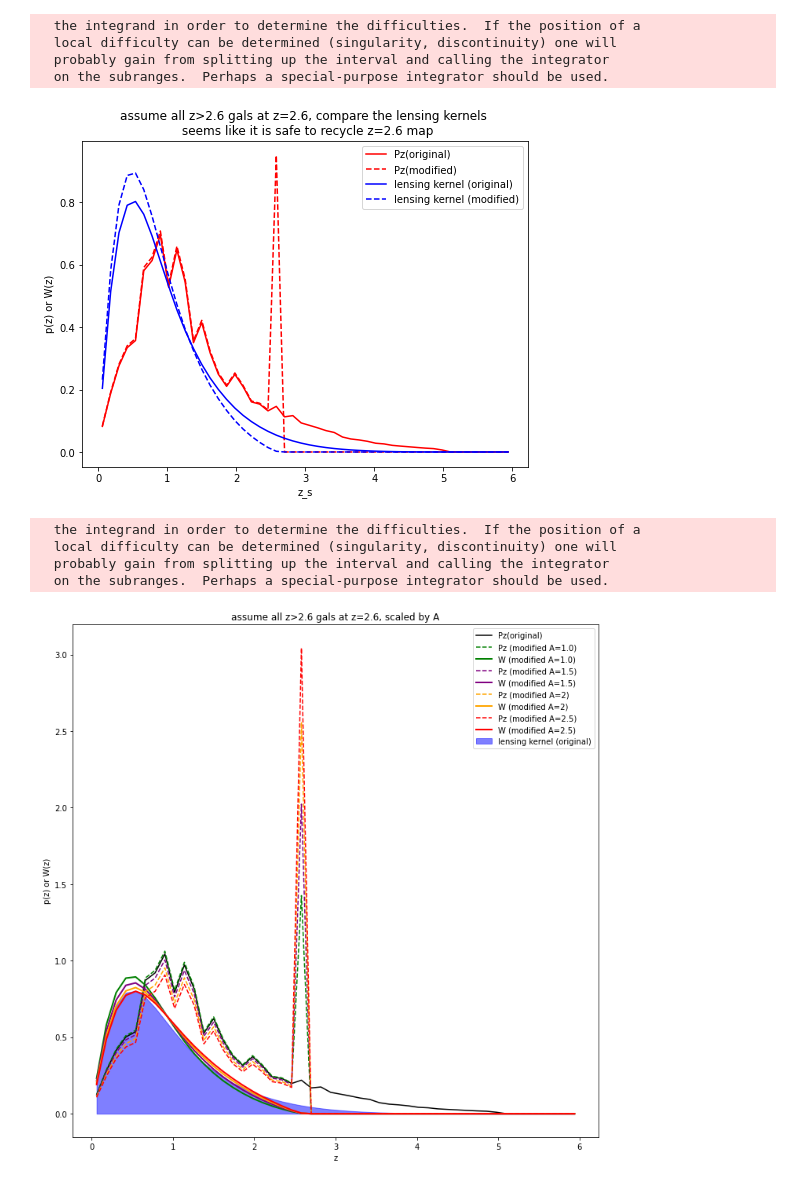
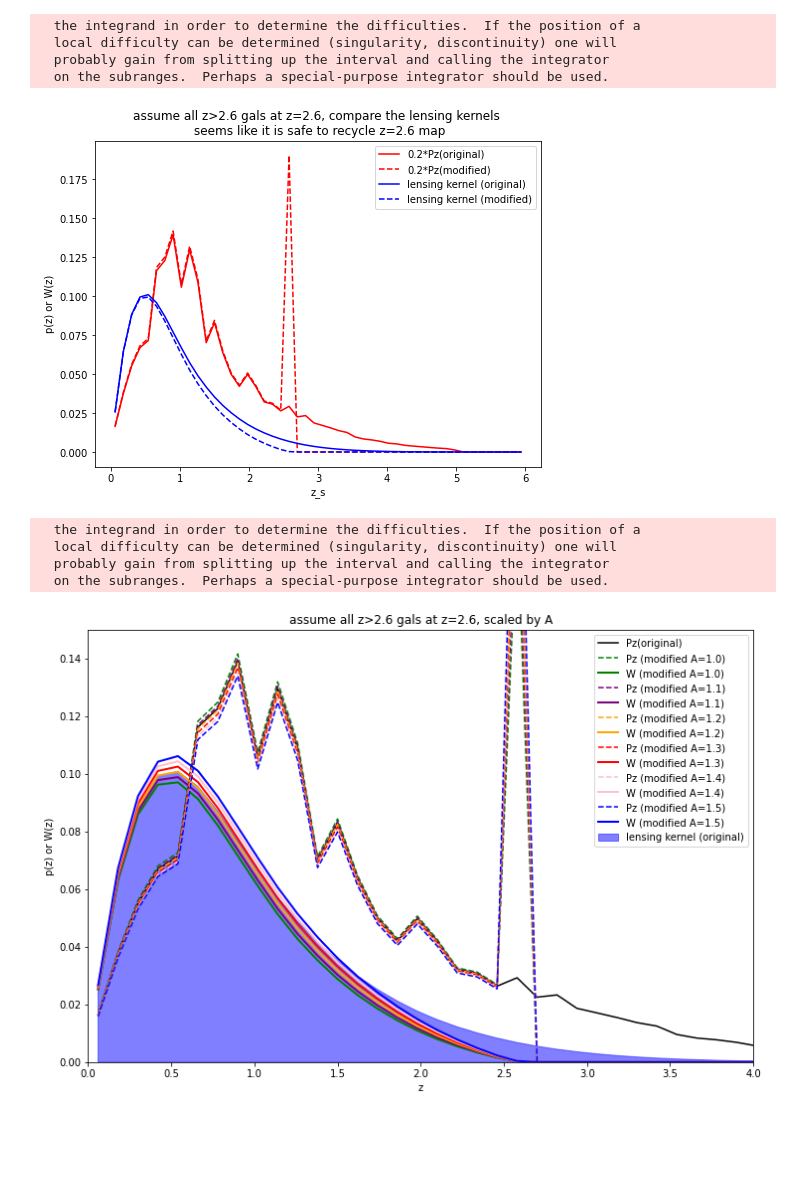
Before and after one commit to liuxx479/pzCOSMOS, a Jupyter notebook: prep_kappaTNG.ipynb, the cells around one changed output. Saved outputs shown, nothing was run; the diff lists cells and outputs as text; code cells hidden in the pictures; blank space fills up the shorter version.

```diff
--- a/prep_kappaTNG.ipynb
+++ b/prep_kappaTNG.ipynb
@@ -119,31 +120,31 @@ W_mod = lensing_kernel(zs_full, pz_mod)
   on the subranges.  Perhaps a special-purpose integrator should be used.
 # %%
 figure(figsize=(8,6))
-plot(zs_full, norm_func(pz_interp, zs_full),'r-',label='Pz(original)')
-plot(zs_full, norm_func(pz_mod, zs_full),'r--',label='Pz(modified)')
-plot(zs_full, norm_func(W_original, zs_full),'b-',label='lensing kernel (original)')
-plot(zs_full, norm_func(W_mod, zs_full),'b--',label='lensing kernel (modified)')
+plot(zs_full, 0.2*norm_func(pz_interp, zs_full),'r-',label='0.2*Pz(original)')
+plot(zs_full, 0.2*norm_func(pz_mod, zs_full),'r--',label='0.2*Pz(modified)')
+plot(zs_full, W_original,'b-',label='lensing kernel (original)')
+plot(zs_full, W_mod, 'b--',label='lensing kernel (modified)')
 xlabel('z_s')
 ylabel('p(z) or W(z)')
 legend()
 title('assume all z>2.6 gals at z=2.6, compare the lensing kernels \n seems like it is safe to recycle z=2.6 map')
 show()
 # %% [output]
-[figure, old version]
+[figure, new version]
 # %%
 ######### to do, down weight z=2.6 bin until the curves match well
 
 ######## next, I modify the pz, such that all z>2.6 galaxies are placed at z=2.6
 idx=int(where(zs_full==2.58)[0])
 pz_highz=sum(pz_full[idx+1:])
-A_arr = [1.0, 1.5, 2, 2.5]
+A_arr = linspace(1, 1.5, 6)
 
 def modify_Pz (A):
   ipz_mod = pz_full.copy()
   ipz_mod[idx] = A*pz_highz
   ipz_mod[idx+1:]=0
   iW_mod = lensing_kernel(zs_full, ipz_mod)
-  return norm_func(ipz_mod, zs_full), norm_func(iW_mod, zs_full)
+  return norm_func(ipz_mod, zs_full), iW_mod
 
 mod_arr = np.array([modify_Pz(iA) for iA in A_arr])
 # W_mod_arr = mod_arr.T[1]
@@ -153,18 +154,20 @@ mod_arr = np.array([modify_Pz(iA) for iA in A_arr])
   probably gain from splitting up the interval and calling the integrator
   on the subranges.  Perhaps a special-purpose integrator should be used.
 # %%
-figure(figsize=(12,12))
-colors=['green','purple', 'orange', 'red']
-plot(zs_full, 1.5*norm_func(pz_interp, zs_full),'k-',label='Pz(original)')
-fill_between(zs_full, zeros(len(zs_full)), norm_func(W_original, zs_full),color='blue', alpha=0.5, label='lensing kernel (original)')
+figure(figsize=(12,8))
+colors=['green','purple', 'orange', 'red','pink','blue']
+plot(zs_full, 0.2*norm_func(pz_interp, zs_full),'k-',label='Pz(original)')
+fill_between(zs_full, zeros(len(zs_full)), W_original, zs_full,color='blue', alpha=0.5, label='lensing kernel (original)')
 for i in range(len(A_arr)):
   icolor=colors[i]
-  plot(zs_full, 1.5*mod_arr[i][0],'--',color=icolor, label='Pz (modified A=%s)'%(A_arr[i]))
+  plot(zs_full, 0.2*mod_arr[i][0],'--',color=icolor, label='Pz (modified A=%s)'%(A_arr[i]))
   plot(zs_full, mod_arr[i][1],'-',color=icolor, lw=2,label='W (modified A=%s)'%(A_arr[i]))
 xlabel('z')
 ylabel('p(z) or W(z)')
 legend()
 title('assume all z>2.6 gals at z=2.6, scaled by A')
+xlim(0,4)
+ylim(0, .15)
 show()
 # %% [output]
-[figure, old version]
+[figure, new version]
```
Also changed, not shown: parts of 1 cell of this notebook.
